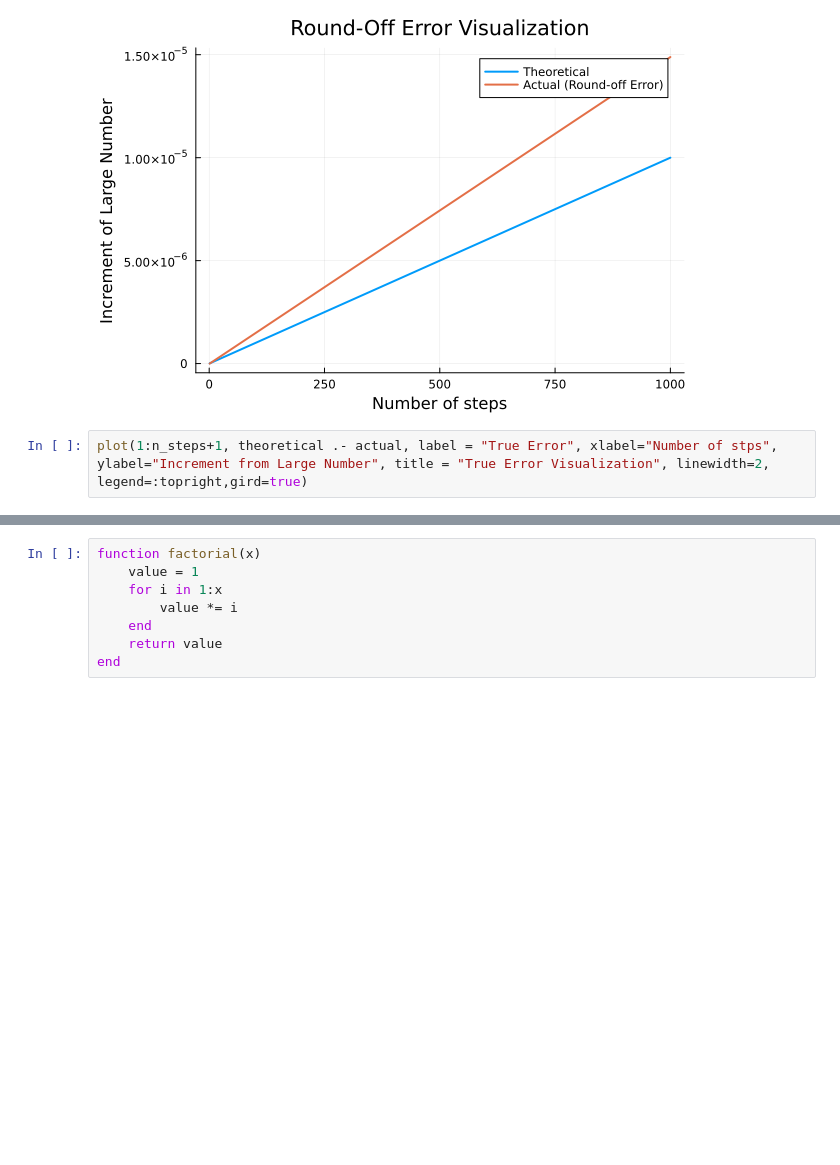
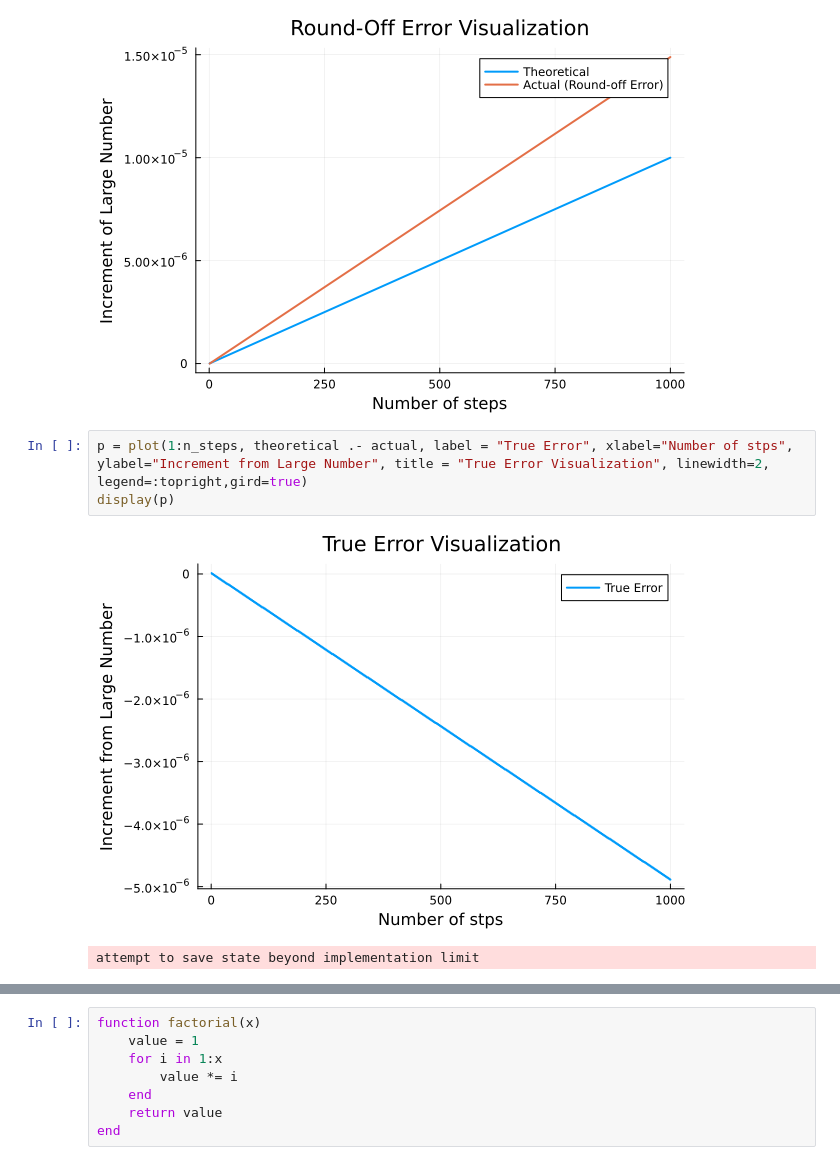
Before and after one commit to phufar/Numer, a Jupyter notebook: lab7_0971.ipynb, the cells around one changed output, grey strips where cells are left out. Saved outputs shown, nothing was run; the diff lists cells and outputs as text; blank space fills up the shorter version.

```diff
--- a/lab7_0971.ipynb
+++ b/lab7_0971.ipynb
@@ -63,5 +63,9 @@ plot!(1:n_steps, actual .- large_number, label="Actual (Round-off Error)", linew
 # %% [output]
 [figure]
 # %%
-plot(1:n_steps+1, theoretical .- actual, label = "True Error", xlabel="Number of stps", ylabel="Increment from Large Number", title = "True Error Visualization", linewidth=2, legend=:topright,gird=true)
+p = plot(1:n_steps, theoretical .- actual, label = "True Error", xlabel="Number of stps", ylabel="Increment from Large Number", title = "True Error Visualization", linewidth=2, legend=:topright,gird=true)
+display(p)
+# %% [output]
+[figure, added]
+attempt to save state beyond implementation limit
 # %%
```
Also changed, not shown: parts of 1 cell of this notebook, 1 other file.
